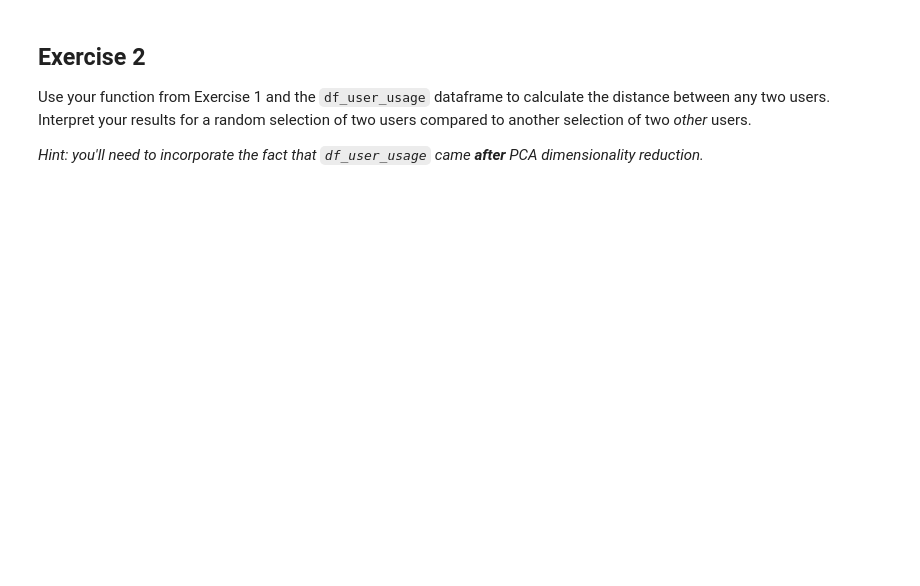
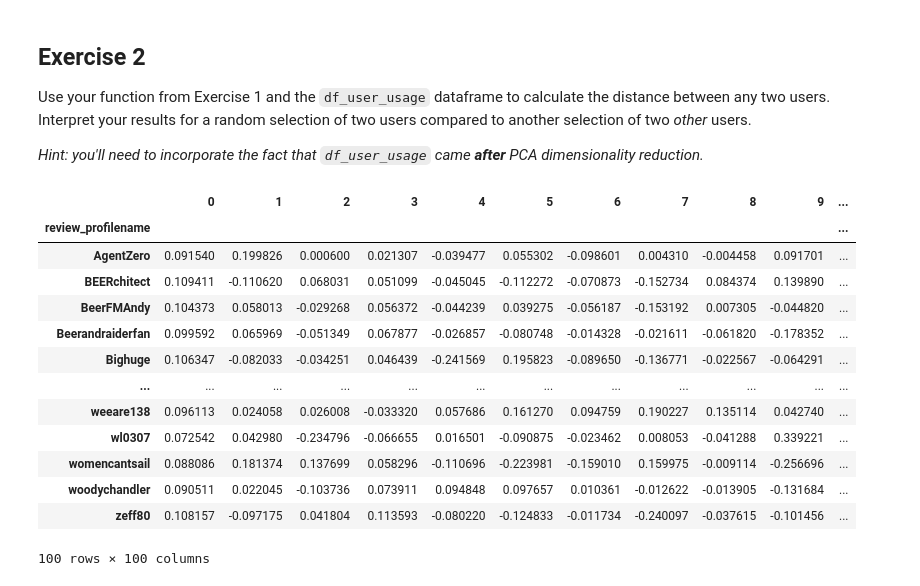
Before and after one commit to minh21b/I501, a Jupyter notebook: Assignments/Week 11 Lab/lab_11.ipynb, the cells around one changed output. Saved outputs shown, nothing was run; the diff lists cells and outputs as text; code cells hidden in the pictures; blank space fills up the shorter version.

```diff
--- a/Assignments/Week 11 Lab/lab_11.ipynb
+++ b/Assignments/Week 11 Lab/lab_11.ipynb
@@ -977,3 +1011,20 @@ If you can, adjust your function to calculate *pairwise* Euclidean distances for
 Use your function from Exercise 1 and the `df_user_usage` dataframe to calculate the distance between any two users. Interpret your results for a random selection of two users compared to another selection of two *other* users.
 
 *Hint: you'll need to incorporate the fact that `df_user_usage` came **after** PCA dimensionality reduction.*
+# %%
+df_user_usage
+# %% [output]
+|  | 0 | 1 | 2 | 3 | 4 | 5 | 6 | 7 | 8 | 9 | ... |
+| review_profilename |  |  |  |  |  |  |  |  |  |  | ... |
+| AgentZero | 0.091540 | 0.199826 | 0.000600 | 0.021307 | -0.039477 | 0.055302 | -0.098601 | 0.004310 | -0.004458 | 0.091701 | ... |
+| BEERchitect | 0.109411 | -0.110620 | 0.068031 | 0.051099 | -0.045045 | -0.112272 | -0.070873 | -0.152734 | 0.084374 | 0.139890 | ... |
+| BeerFMAndy | 0.104373 | 0.058013 | -0.029268 | 0.056372 | -0.044239 | 0.039275 | -0.056187 | -0.153192 | 0.007305 | -0.044820 | ... |
+| Beerandraiderfan | 0.099592 | 0.065969 | -0.051349 | 0.067877 | -0.026857 | -0.080748 | -0.014328 | -0.021611 | -0.061820 | -0.178352 | ... |
+| Bighuge | 0.106347 | -0.082033 | -0.034251 | 0.046439 | -0.241569 | 0.195823 | -0.089650 | -0.136771 | -0.022567 | -0.064291 | ... |
+| ... | ... | ... | ... | ... | ... | ... | ... | ... | ... | ... | ... |
+| weeare138 | 0.096113 | 0.024058 | 0.026008 | -0.033320 | 0.057686 | 0.161270 | 0.094759 | 0.190227 | 0.135114 | 0.042740 | ... |
+| wl0307 | 0.072542 | 0.042980 | -0.234796 | -0.066655 | 0.016501 | -0.090875 | -0.023462 | 0.008053 | -0.041288 | 0.339221 | ... |
+| womencantsail | 0.088086 | 0.181374 | 0.137699 | 0.058296 | -0.110696 | -0.223981 | -0.159010 | 0.159975 | -0.009114 | -0.256696 | ... |
+| woodychandler | 0.090511 | 0.022045 | -0.103736 | 0.073911 | 0.094848 | 0.097657 | 0.010361 | -0.012622 | -0.013905 | -0.131684 | ... |
+| zeff80 | 0.108157 | -0.097175 | 0.041804 | 0.113593 | -0.080220 | -0.124833 | -0.011734 | -0.240097 | -0.037615 | -0.101456 | ... |
+100 rows × 100 columns
```
Also changed, not shown: parts of 15 cells of this notebook.
